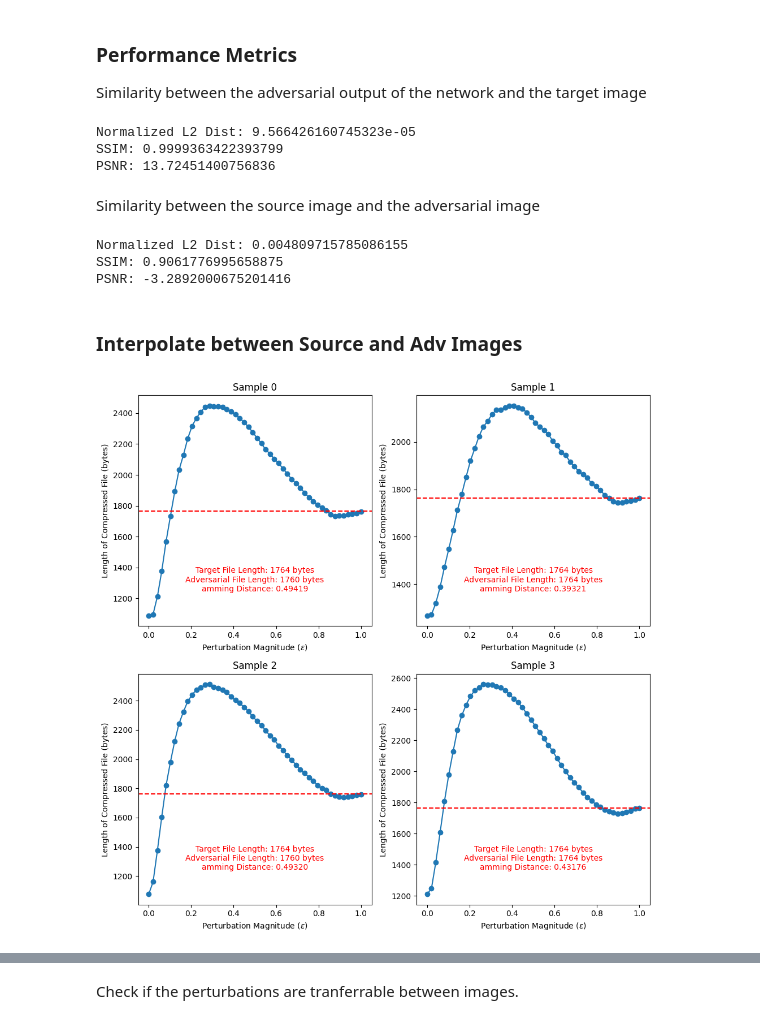
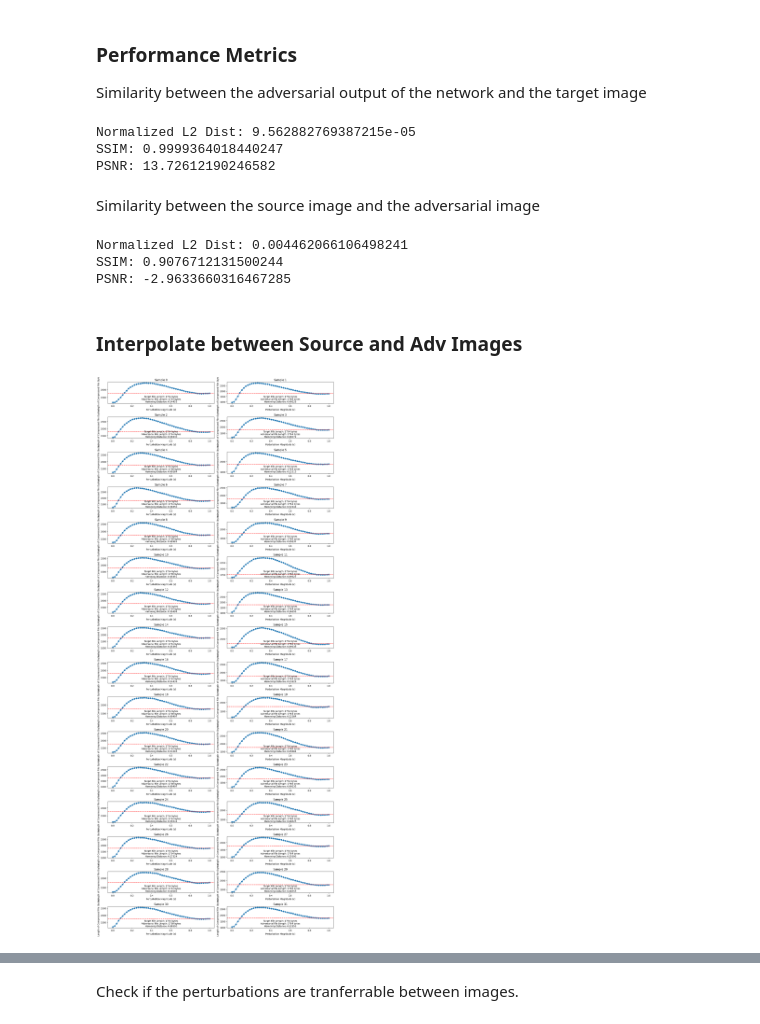
Before and after one commit to neddamj/nicsec, a Jupyter notebook: attack_neural_compression.ipynb, the cells around one changed output, grey strips where cells are left out. Saved outputs shown, nothing was run; the diff lists cells and outputs as text; code cells hidden in the pictures.

```diff
--- a/attack_neural_compression.ipynb
+++ b/attack_neural_compression.ipynb
@@ -90,7 +90,7 @@ class StatsMeter:
 # %%
 x = dataset[0][0].unsqueeze(0).to(device)
 
-num_sources = 4
+num_sources = 32
 x_hat = [] #dataset[1][0].unsqueeze(0).to(device)
 for i, (images, label) in enumerate(dataloader):
     # num sources must be less than batch size
@@ -113,7 +113,7 @@ class CustomLRScheduler(_LRScheduler):
     def get_lr(self):
         # Change the learning rate every 'reduce_every' epochs
         if (self.last_epoch + 1) % self.update_every == 0:
-            return [group['lr'] / 1000 for group in self.optimizer.param_groups]
+            return [group['lr'] / self.update_factor for group in self.optimizer.param_groups]
         else:
             return [group['lr'] for group in self.optimizer.param_groups]
 # %%
@@ -189,10 +189,13 @@ elif mask_type == 'dot':
 
 # Run the attack and produce an adversarial image y_hat
 optimizer = torch.optim.Adam([x_hat], lr=lr)
-scheduler = CustomLRScheduler(optimizer, update_every=num_steps // 2, update_factor=.15)
+scheduler = CustomLRScheduler(optimizer, update_every=num_steps // 2, update_factor=1000)
 x_adv, loss_tracker = pgd(x, x_hat, model=net, optimizer=optimizer, scheduler=scheduler, num_steps=num_steps, mask=mask)
 # Pass the adv image through the compression network and see the result
 output = net.forward(x_adv)['x_hat']
+# %%
+# Pass the adv image through the compression network and see the result
+output = net.forward(x_adv)['x_hat']
 # %%
 # Show how the loss changed during optimization
 plt.plot(torch.linspace(0, num_steps//2, num_steps//2), loss_tracker.data[:num_steps//2], label='mse + cosine loss')
@@ -243,9 +246,9 @@ for i in range(num_sources):
 
 print(f'Normalized L2 Dist: {torch.tensor(normalized_l2_dist).mean()}\nSSIM: {torch.tensor(struct_sim).mean()}\nPSNR: {torch.tensor(psnr).mean()}')
 # %% [output]
-Normalized L2 Dist: 9.566426160745323e-05
-SSIM: 0.9999363422393799
-PSNR: 13.72451400756836
+Normalized L2 Dist: 9.562882769387215e-05
+SSIM: 0.9999364018440247
+PSNR: 13.72612190246582
 # %% [markdown]
 Similarity between the source image and the adversarial image
 # %%
@@ -257,13 +260,13 @@ for i in range(num_sources):
 
 print(f'Normalized L2 Dist: {torch.tensor(normalized_l2_dist).mean()}\nSSIM: {torch.tensor(struct_sim).mean()}\nPSNR: {torch.tensor(psnr).mean()}')
 # %% [output]
-Normalized L2 Dist: 0.004809715785086155
-SSIM: 0.9061776995658875
-PSNR: -3.2892000675201416
+Normalized L2 Dist: 0.004462066106498241
+SSIM: 0.9076712131500244
+PSNR: -2.9633660316467285
 # %% [markdown]
 ### Interpolate between Source and Adv Images
 # %%
-fig, axs = plt.subplots(num_sources // 2, 2, figsize=(10, 10))
+fig, axs = plt.subplots(num_sources // 2, 2, figsize=(15, 35))
 
 # Flatten axs if it's a 2D array to make indexing easier
 axs = axs.ravel() if num_sources > 1 else [axs]
@@ -288,43 +291,43 @@ for idx in range(num_sources):
             output = net(intermediate)
         outputs.append(output['x_hat'].squeeze(0).cpu())  # Assuming 'x_hat' is in the output
 
     # Get the file length of the target image
     x_out = net.compress(x)
     x_len = len(x_out['strings'][0][0])
 
     # Calculate the file lengths for each interpolated image
     file_lengths = []
     for i in range(len(intermediate_imgs)):
         img = intermediate_imgs[i].unsqueeze(0).to(device)  # Add batch dimension and move to device
         out = net.compress(img)
         file_len = len(out['strings'][0][0])
         file_lengths.append(file_len)
 
+    # Calculate Hamming distance between the target and adversarial image compression
+    bytes1 = x_out['strings'][0][0]
+    bytes2 = net.compress(x_hat[sample_number].unsqueeze(0).to(device))['strings'][0][0]  # Use the second-to-last intermediate image
+
+    hamming_dist = 0
+    for byte1, byte2 in zip(bytes1, bytes2):
+        hamming_dist += bin(byte1 ^ byte2).count('1')
+
+    normalized_hamming_dist = hamming_dist / (len(bytes1) * 8)
+
     # Plot the file lengths vs interpolation intervals
     axs[idx].plot(intervals.cpu(), file_lengths, marker='o')
     axs[idx].set_xlabel('Perturbation Magnitude ($\\epsilon$)')
     axs[idx].set_ylabel('Length of Compressed File (bytes)')
     axs[idx].set_title(f'Sample {sample_number}')
     axs[idx].axhline(y=x_len, color='r', linestyle='--', label='Original Image Length')
 
-    # Calculate Hamming distance between the target and adversarial image compression
-    bytes1 = x_out['strings'][0][0]
-    bytes2 = net.compress(intermediate_imgs[-1].unsqueeze(0).to(device))['strings'][0][0]  # Use the second-to-last intermediate image
-
-    hamming_dist = 0
-    for byte1, byte2 in zip(bytes1, bytes2):
-        hamming_dist += bin(byte1 ^ byte2).count('1')
-
-    normalized_hamming_dist = hamming_dist / (len(bytes1) * 8)
-
     # Display Hamming distance on the plot
-    txt = f'Target File Length: {len(bytes1)} bytes\nAdversarial File Length: {len(bytes2)} bytes\namming Distance: {normalized_hamming_dist:.5f}'
+    txt = f'Target File Length: {len(bytes1)} bytes\nAdversarial File Length: {len(bytes2)} bytes\nHamming Distance: {normalized_hamming_dist:.5f}'
     axs[idx].text(0.5, 0.2, txt,
                   horizontalalignment='center', verticalalignment='center',
-                  transform=axs[idx].transAxes, fontsize=10, color='red')
+                  transform=axs[idx].transAxes, fontsize=10, color='black')
 
 # Adjust layout to prevent overlapping subplots
 plt.tight_layout()
 plt.show()
 # %% [output]
-[figure, old version]
+[figure, new version]
```
Also changed, not shown: parts of 6 cells of this notebook.
